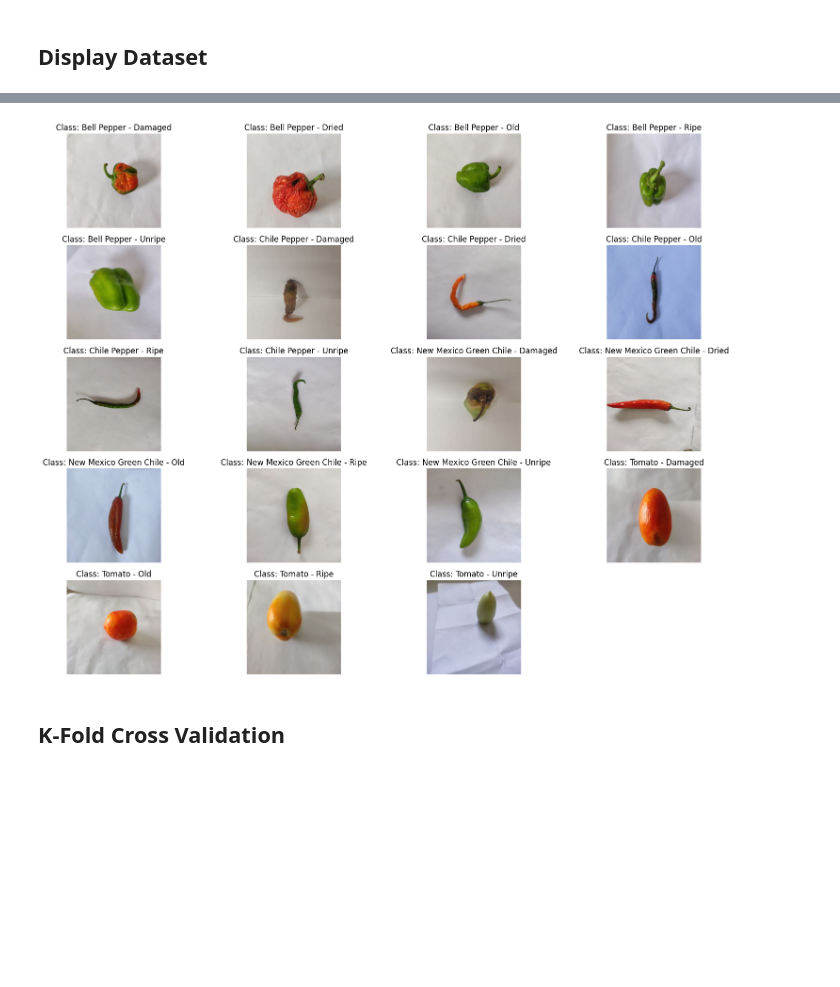
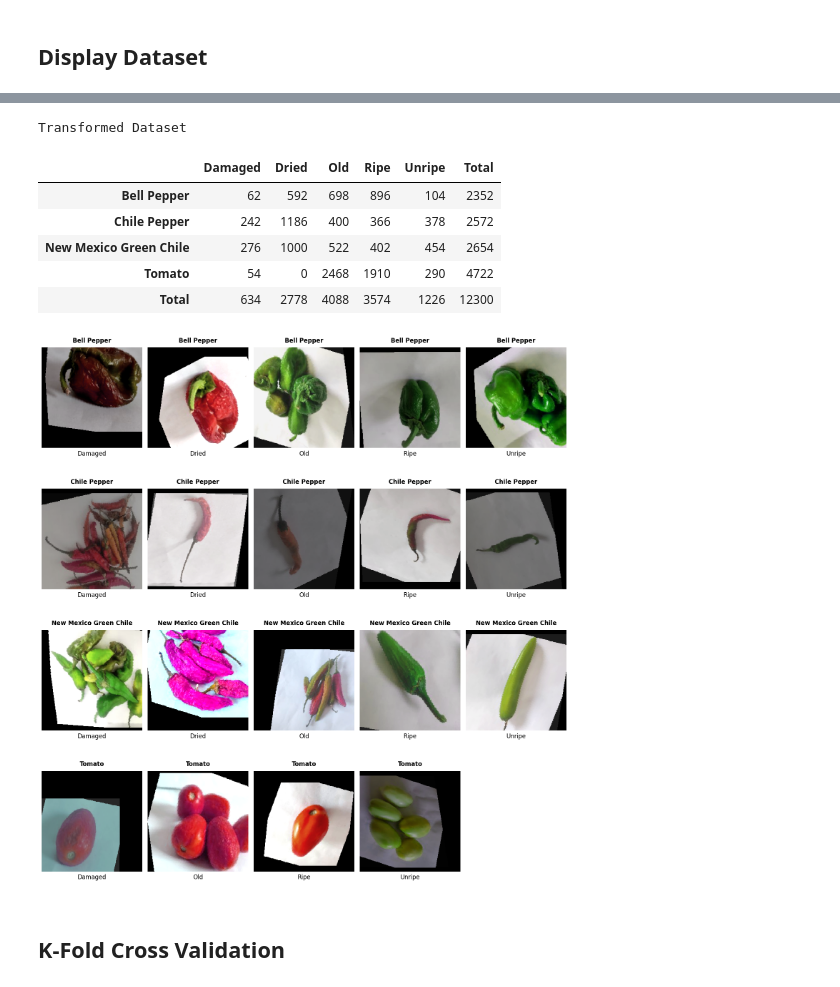
Before and after one commit to ir-rafio/Vegetable-Classification-and-Quality-Assessment, a Jupyter notebook: Vegetable.ipynb, the cells around one changed output, grey strips where cells are left out. Saved outputs shown, nothing was run; the diff lists cells and outputs as text; code cells hidden in the pictures; blank space fills up the shorter version.

```diff
--- a/Vegetable.ipynb
+++ b/Vegetable.ipynb
@@ -100,0 +224,9 @@ classes = dataset.classes
+# %%
+transformations = [
+    transforms.RandomRotation(30),
+    transforms.RandomHorizontalFlip(),
+    transforms.RandomVerticalFlip(),
+    transforms.ColorJitter(brightness=0.4, contrast=0.4, saturation=0.4, hue=0.1),
+    transforms.RandomAffine(degrees=0, translate=(0.2, 0.2), scale=(0.8, 1.2), shear=10, fill=0),
+    transforms.ToTensor()
+]
@@ -101,2 +235,18 @@ classes = dataset.classes
+# %%
+# transformed_dataset = raw_dataset
+# transformed_dataset.transform = transforms.Compose(transformations)
+# transformed_dataset = ConcatDataset([Subset(transformed_dataset, shuffle_indices), raw_dataset])
+
+root_dir = '/content/New VegNet'
+transformed_dataset = ConcatDataset([
+    Subset(
+        torchvision.datasets.ImageFolder(
+            root=root_dir,
+            transform=transforms.Compose(transformations)
+        ),
+        shuffle_indices
+    ),
+    raw_dataset
+])
 # %% [markdown]
 ## Display Dataset
@@ -155,34 +253,15 @@ Total Dataset
-# %%
-class_images = get_class_images(dataset)
-
-num_classes = len(class_images)
-num_cols = 4
-num_rows = math.ceil(num_classes / num_cols)
-
-fig, axes = plt.subplots(num_rows, num_cols, figsize=(16, 12))
-
-for i, (label, image) in enumerate(class_images.items()):
-    row = i // num_cols
-    col = i % num_cols
-
-    image = image.numpy().transpose(1, 2, 0)
-
-    ax = axes[row, col] if num_rows > 1 else axes[col]
-    ax.imshow(image)
-    ax.set_title(f'Class: {label}')
-    ax.axis('off')
-
-for i in range(len(class_images), num_rows * num_cols):
-    row = i // num_cols
-    col = i % num_cols
-
-    ax = axes[row, col] if num_rows > 1 else axes[col]
-    ax.axis('off')
-
-plt.tight_layout()
-plt.show()
-# %% [output]
-[figure, removed]
+# %%
+display_counts(transformed_dataset, 'Transformed Dataset')
+display_images(transformed_dataset)
+# %% [output]
+Transformed Dataset
+|  | Damaged | Dried | Old | Ripe | Unripe | Total |
+| Bell Pepper | 62 | 592 | 698 | 896 | 104 | 2352 |
+| Chile Pepper | 242 | 1186 | 400 | 366 | 378 | 2572 |
+| New Mexico Green Chile | 276 | 1000 | 522 | 402 | 454 | 2654 |
+| Tomato | 54 | 0 | 2468 | 1910 | 290 | 4722 |
+| Total | 634 | 2778 | 4088 | 3574 | 1226 | 12300 |
+[figure, added]
 # %% [markdown]
 ## K-Fold Cross Validation
 # %%
```
Also changed, not shown: parts of 26 cells of this notebook.
